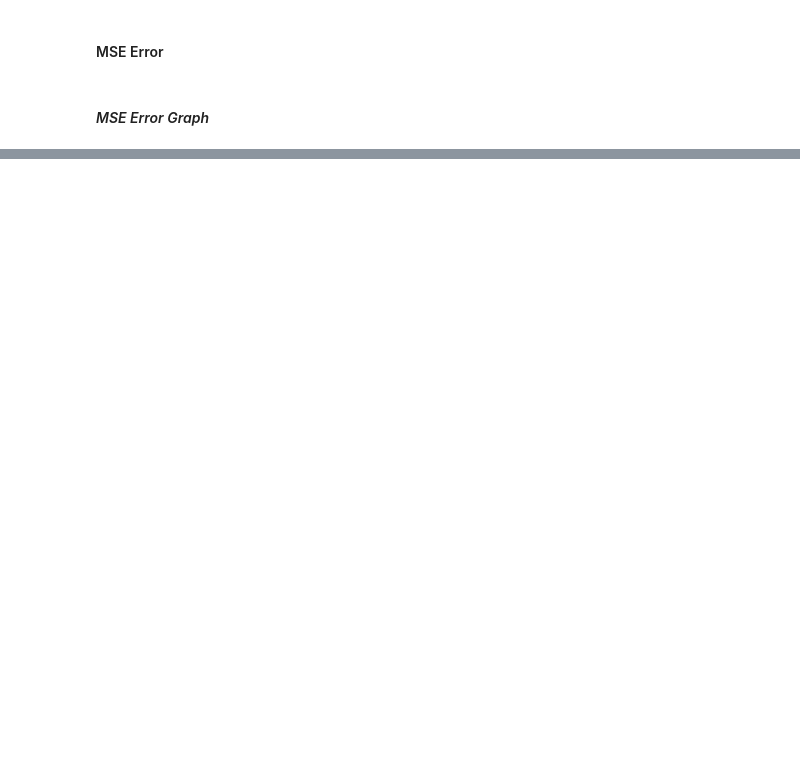
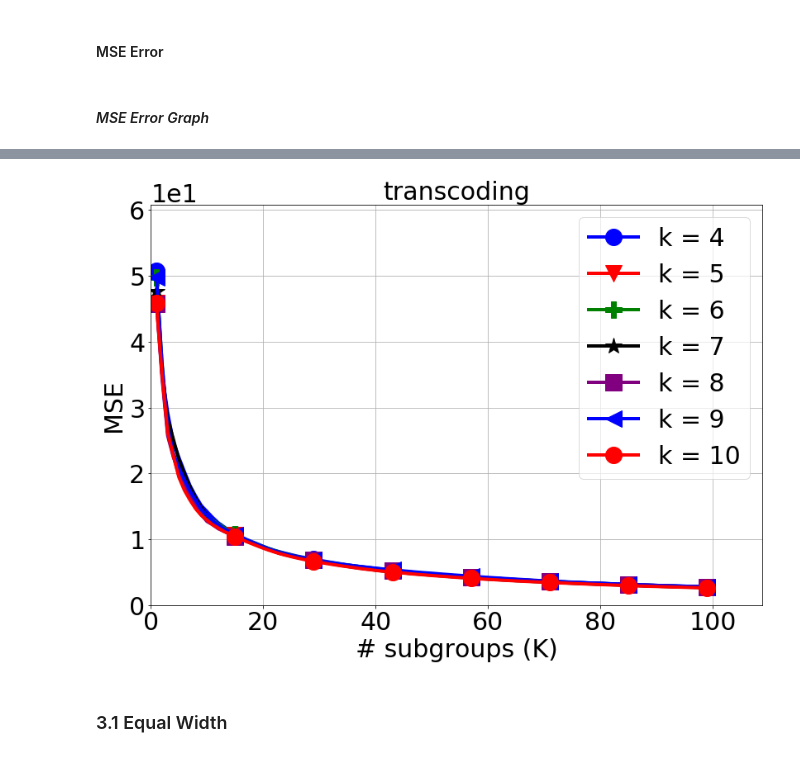
Before and after one commit to RemilYoucef/split-sd4x-dm2l, a Jupyter notebook: tabular data/regression/Benchmarks/3. transcoding videos/supplementary tests/trans_tests_eval.ipynb, the cells around one changed output, grey strips where cells are left out. Saved outputs shown, nothing was run; the diff lists cells and outputs as text; code cells hidden in the pictures; blank space fills up the shorter version.

```diff
--- a/tabular data/regression/Benchmarks/3. transcoding videos/supplementary tests/trans_tests_eval.ipynb
+++ b/tabular data/regression/Benchmarks/3. transcoding videos/supplementary tests/trans_tests_eval.ipynb
@@ -118,0 +235,6 @@ plotMSEwrtNbModels('transcoding_videos',path)
+# %%
+plotMSEDiscFreq('transcoding',path)
+# %% [output]
+[figure, added]
+# %% [markdown]
+### 3.1  Equal Width
```
Also changed, not shown: parts of 27 cells of this notebook, 28 other files.
